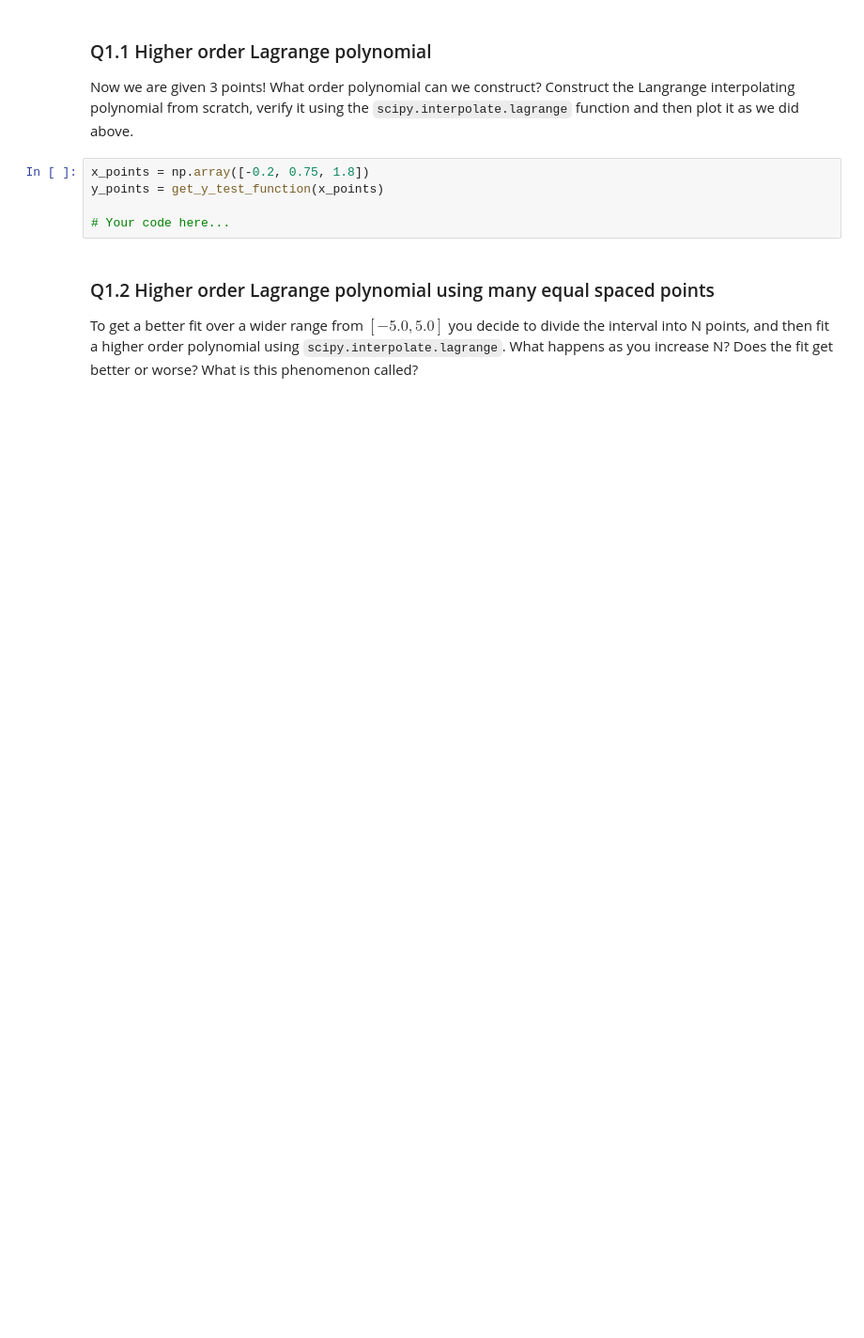
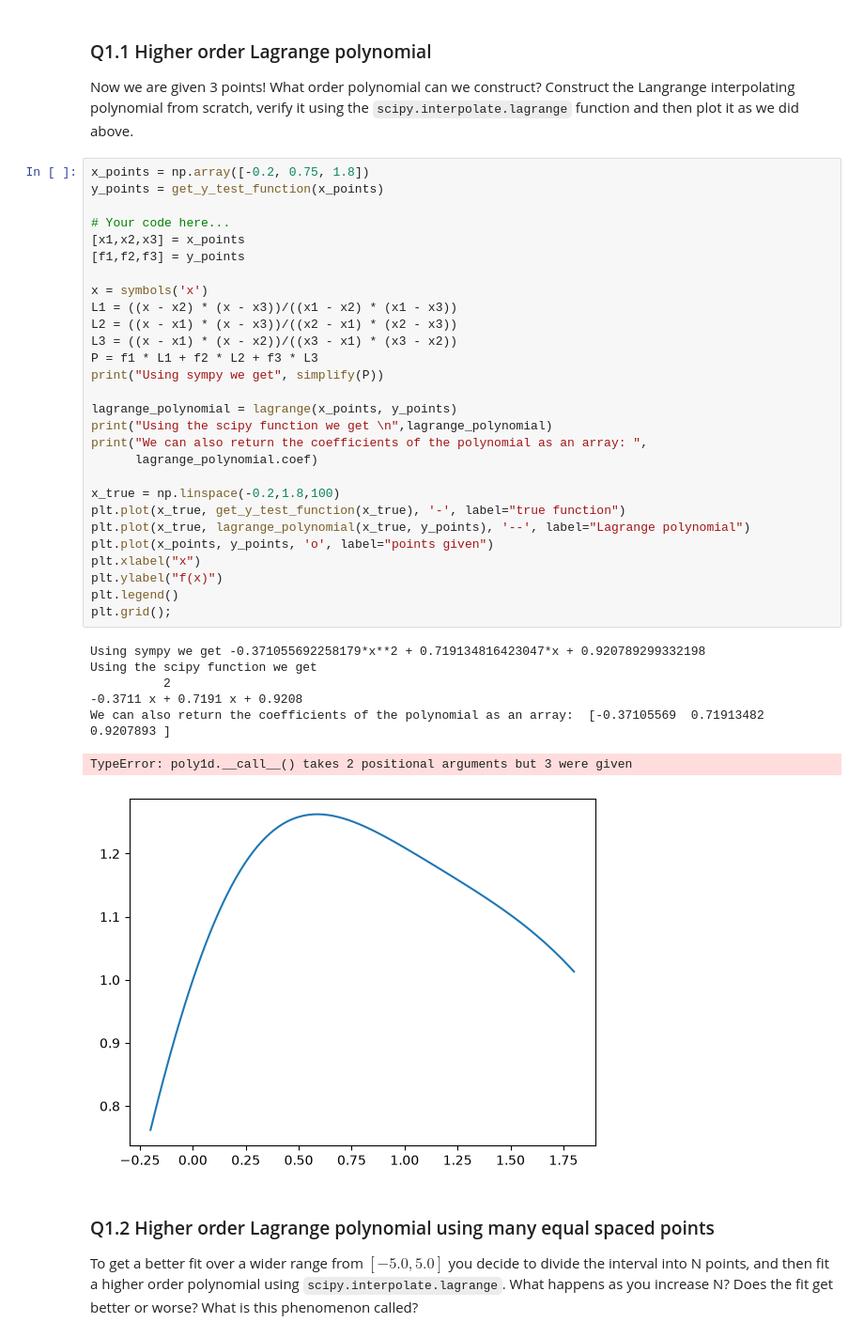
Before and after one commit to AJSUMMERS100/TopicsInSciComp, a Jupyter notebook: Notebooks/Week9_LabExercises.ipynb, the cells around one changed output. Shown at 94% size. Cells and saved outputs as stored; diff of their text form; blank space fills up the shorter version.

```diff
--- a/Notebooks/Week9_LabExercises.ipynb
+++ b/Notebooks/Week9_LabExercises.ipynb
@@ -68,8 +69,39 @@ Now we are given 3 points! What order polynomial can we construct? Construct the
 # %%
 x_points = np.array([-0.2, 0.75, 1.8])
 y_points = get_y_test_function(x_points)
 
 # Your code here...
+[x1,x2,x3] = x_points
+[f1,f2,f3] = y_points
+
+x = symbols('x')
+L1 = ((x - x2) * (x - x3))/((x1 - x2) * (x1 - x3))
+L2 = ((x - x1) * (x - x3))/((x2 - x1) * (x2 - x3))
+L3 = ((x - x1) * (x - x2))/((x3 - x1) * (x3 - x2))
+P = f1 * L1 + f2 * L2 + f3 * L3
+print("Using sympy we get", simplify(P))
+
+lagrange_polynomial = lagrange(x_points, y_points)
+print("Using the scipy function we get \n",lagrange_polynomial)
+print("We can also return the coefficients of the polynomial as an array: ",
+      lagrange_polynomial.coef)
+
+x_true = np.linspace(-0.2,1.8,100)
+plt.plot(x_true, get_y_test_function(x_true), '-', label="true function")
+plt.plot(x_true, lagrange_polynomial(x_true, y_points), '--', label="Lagrange polynomial")
+plt.plot(x_points, y_points, 'o', label="points given")
+plt.xlabel("x")
+plt.ylabel("f(x)")
+plt.legend()
+plt.grid();
+# %% [output]
+Using sympy we get -0.371055692258179*x**2 + 0.719134816423047*x + 0.920789299332198
+Using the scipy function we get
+          2
+-0.3711 x + 0.7191 x + 0.9208
+We can also return the coefficients of the polynomial as an array:  [-0.37105569  0.71913482  0.9207893 ]
+TypeError: poly1d.__call__() takes 2 positional arguments but 3 were given
+[figure, added]
 # %% [markdown]
 ### Q1.2 Higher order Lagrange polynomial using many equal spaced points
 
```
Also changed, not shown: parts of 2 cells of this notebook.
